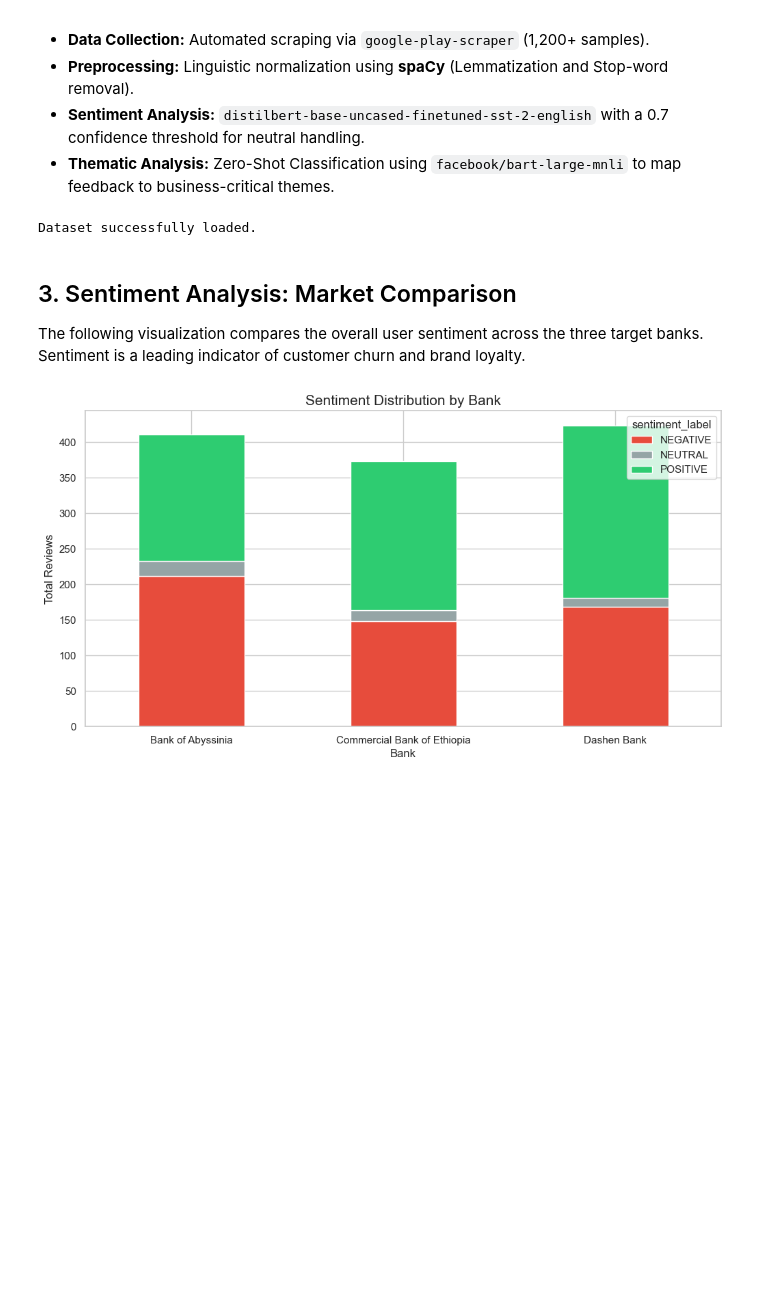
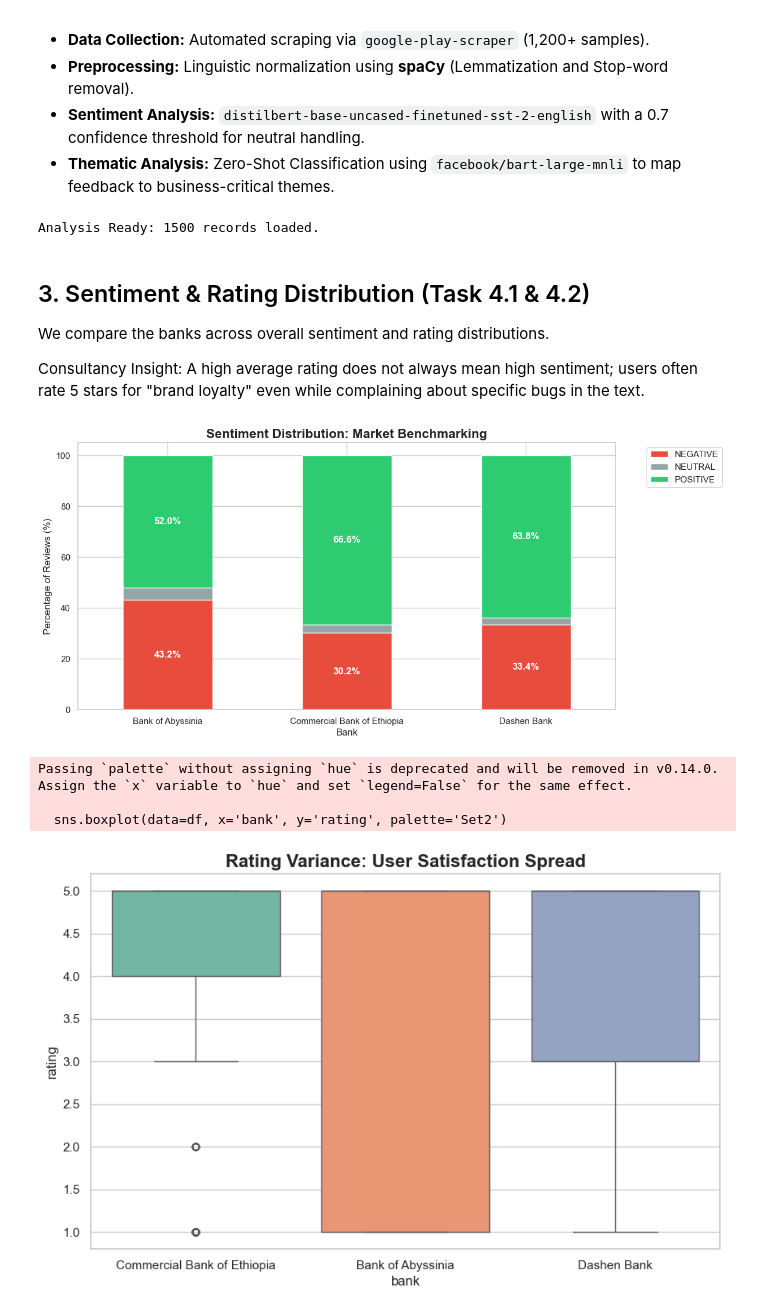
Before and after one commit to bethelhemf/fintech-review-analytics, a Jupyter notebook: notebooks/analysis_report.ipynb, the cells around one changed output. Drawn from its saved outputs; the diff is of its cells as text; code cells hidden in the pictures; blank space fills up the shorter version.

Commit message:
final: complete Task 4 with 2+2+2 insights and advanced visualizations

```diff
--- a/notebooks/analysis_report.ipynb
+++ b/notebooks/analysis_report.ipynb
@@ -14,38 +14,60 @@ This analysis transforms over 1,200 raw Google Play Store reviews into a strateg
 - **Sentiment Analysis:** `distilbert-base-uncased-finetuned-sst-2-english` with a 0.7 confidence threshold for neutral handling.
 - **Thematic Analysis:** Zero-Shot Classification using `facebook/bart-large-mnli` to map feedback to business-critical themes.
 # %%
-# Core Libraries
+# Task 4: Visualization Setup & Advanced Imports
 import pandas as pd
 import matplotlib.pyplot as plt
 import seaborn as sns
+import numpy as np
 import os
 
-# Configuration
+# Professional plotting configuration
 sns.set_theme(style='whitegrid')
 plt.rcParams['figure.figsize'] = [12, 6]
+plt.rcParams['font.size'] = 12
 
-# Load the analyzed dataset
-# Note: Path assumes we are in the 'notebooks' folder
+# Load analyzed dataset
 DATA_PATH = '../data/final_analytics_results.csv'
-if os.path.exists(DATA_PATH):
-    df = pd.read_csv(DATA_PATH)
-    print('Dataset successfully loaded.')
-else:
-    print('CSV not found. Please ensure the pipeline has run.')
+df = pd.read_csv(DATA_PATH)
+df['date'] = pd.to_datetime(df['date'])
+
+print(f"Analysis Ready: {len(df)} records loaded.")
 # %% [output]
-Dataset successfully loaded.
+Analysis Ready: 1500 records loaded.
 # %% [markdown]
-## 3. Sentiment Analysis: Market Comparison
-The following visualization compares the overall user sentiment across the three target banks. Sentiment is a leading indicator of customer churn and brand loyalty.
+## 3. Sentiment & Rating Distribution (Task 4.1 & 4.2)
+We compare the banks across overall sentiment and rating distributions.
+
+Consultancy Insight: A high average rating does not always mean high sentiment; users often rate 5 stars for "brand loyalty" even while complaining about specific bugs in the text.
 # %%
-# Grouping data for sentiment visualization
+# Visual 1: Sentiment Distribution (Stacked Bar)
 sentiment_summary = df.groupby(['bank', 'sentiment_label']).size().unstack().fillna(0)
-sentiment_summary.plot(kind='bar', stacked=True, color=['#e74c3c', '#95a5a6', '#2ecc71'])
-plt.title('Sentiment Distribution by Bank', fontsize=15)
-plt.ylabel('Total Reviews')
+sentiment_pct = sentiment_summary.div(sentiment_summary.sum(axis=1), axis=0) * 100
+
+ax = sentiment_pct.plot(kind='bar', stacked=True, color=['#e74c3c', '#95a5a6', '#2ecc71'])
+plt.title('Sentiment Distribution: Market Benchmarking', fontsize=16, fontweight='bold')
+plt.ylabel('Percentage of Reviews (%)')
 plt.xlabel('Bank')
 plt.xticks(rotation=0)
+plt.legend(bbox_to_anchor=(1.05, 1), loc='upper left')
+
+# Annotate percentages
+for p in ax.patches:
+    width, height = p.get_width(), p.get_height()
+    x, y = p.get_xy()
+    if height > 5: # Only label if big enough
+        ax.text(x+width/2, y+height/2, f'{height:.1f}%', ha='center', va='center', color='white', fontweight='bold')
 plt.show()
+
+# Visual 2: Rating Distribution (Boxplot)
+plt.figure(figsize=(10, 6))
+sns.boxplot(data=df, x='bank', y='rating', palette='Set2')
+plt.title('Rating Variance: User Satisfaction Spread', fontsize=16, fontweight='bold')
+plt.show()
 # %% [output]
-[figure, old version]
+[figure, new version]
+Passing `palette` without assigning `hue` is deprecated and will be removed in v0.14.0. Assign the `x` variable to `hue` and set `legend=False` for the same effect.
+
+  sns.boxplot(data=df, x='bank', y='rating', palette='Set2')
+[figure, added]
 # %% [markdown]
```
Also changed, not shown: parts of 9 cells of this notebook.
